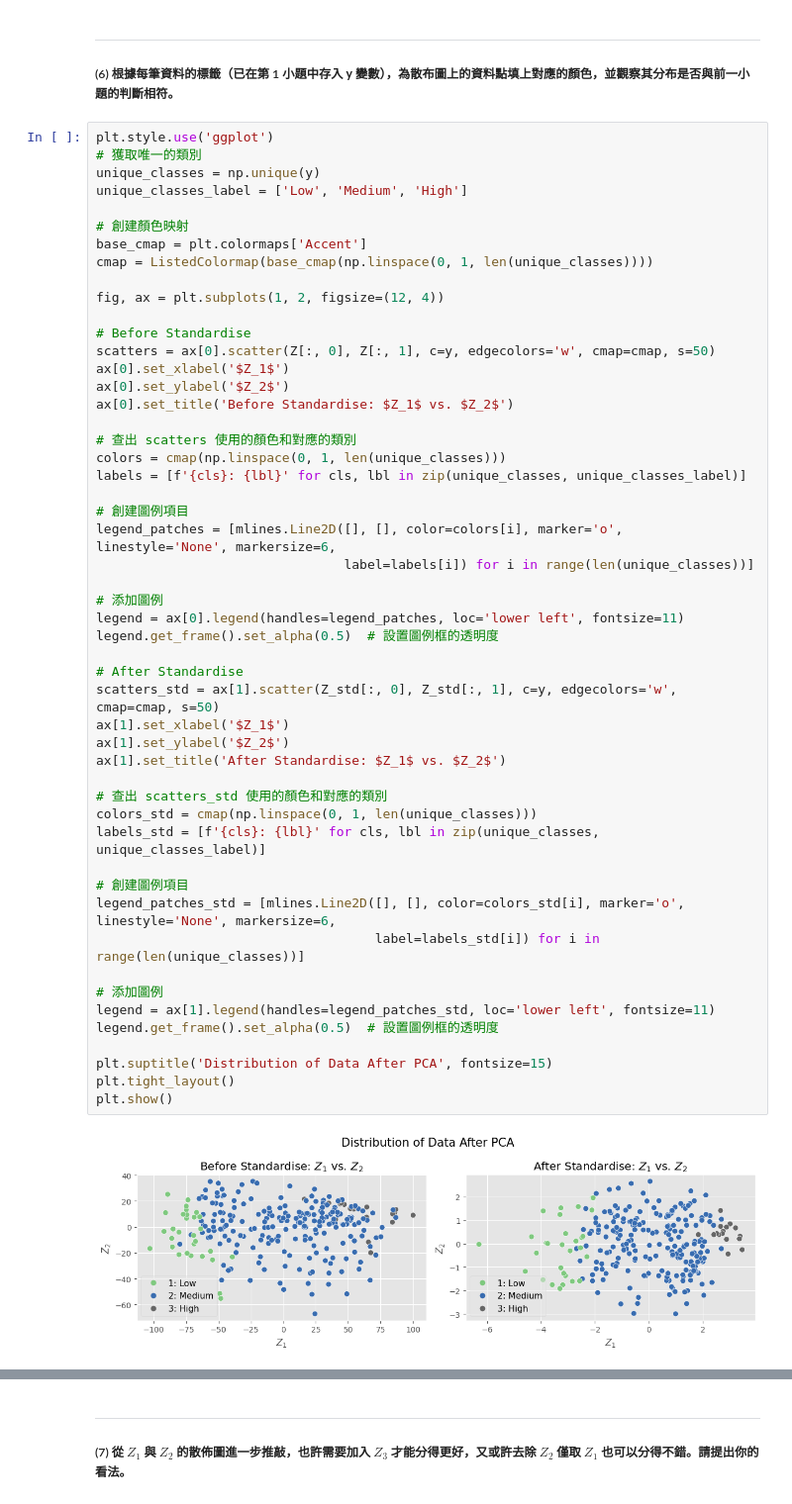
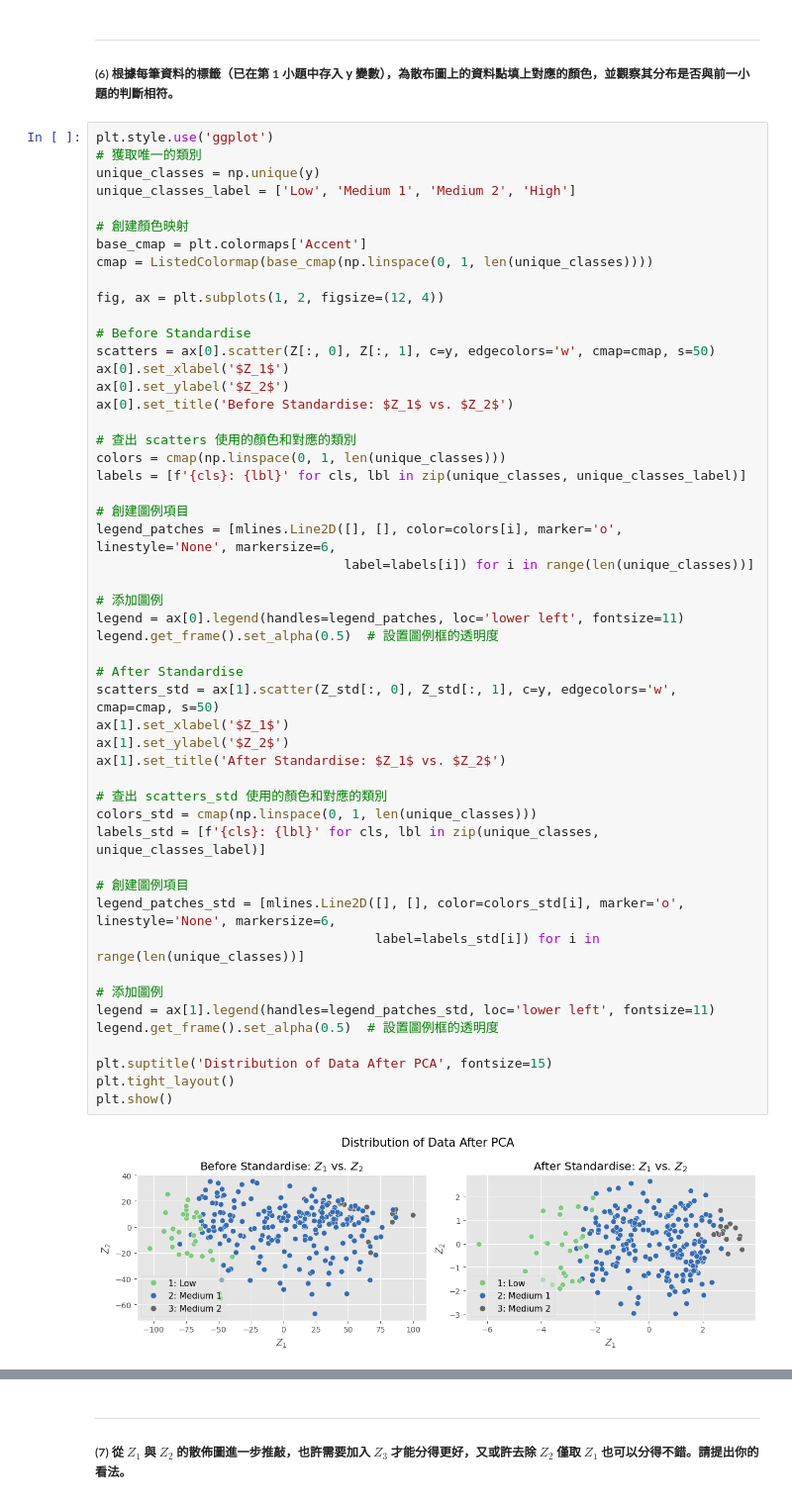
Before and after one commit to shengsia02/ShallowML, a Jupyter notebook: HW1/hw1.ipynb, the cells around one changed output, grey strips where cells are left out. Shown at 99% size. Cells and saved outputs as stored; diff of their text form.

```diff
--- a/HW1/hw1.ipynb
+++ b/HW1/hw1.ipynb
@@ -672,7 +672,7 @@ plt.show()
 plt.style.use('ggplot')
 # 獲取唯一的類別
 unique_classes = np.unique(y)
-unique_classes_label = ['Low', 'Medium', 'High']
+unique_classes_label = ['Low', 'Medium 1', 'Medium 2', 'High']
 
 # 創建顏色映射
 base_cmap = plt.colormaps['Accent']
@@ -693,34 +693,34 @@ labels = [f'{cls}: {lbl}' for cls, lbl in zip(unique_classes, unique_classes_lab
 # 創建圖例項目
 legend_patches = [mlines.Line2D([], [], color=colors[i], marker='o', linestyle='None', markersize=6,
                                 label=labels[i]) for i in range(len(unique_classes))]
 
 # 添加圖例
 legend = ax[0].legend(handles=legend_patches, loc='lower left', fontsize=11)
 legend.get_frame().set_alpha(0.5)  # 設置圖例框的透明度
 
 # After Standardise
 scatters_std = ax[1].scatter(Z_std[:, 0], Z_std[:, 1], c=y, edgecolors='w', cmap=cmap, s=50)
 ax[1].set_xlabel('$Z_1$')
 ax[1].set_ylabel('$Z_2$')
 ax[1].set_title('After Standardise: $Z_1$ vs. $Z_2$')
 
 # 查出 scatters_std 使用的顏色和對應的類別
 colors_std = cmap(np.linspace(0, 1, len(unique_classes)))
 labels_std = [f'{cls}: {lbl}' for cls, lbl in zip(unique_classes, unique_classes_label)]
 
 # 創建圖例項目
 legend_patches_std = [mlines.Line2D([], [], color=colors_std[i], marker='o', linestyle='None', markersize=6,
                                     label=labels_std[i]) for i in range(len(unique_classes))]
 
 # 添加圖例
 legend = ax[1].legend(handles=legend_patches_std, loc='lower left', fontsize=11)
 legend.get_frame().set_alpha(0.5)  # 設置圖例框的透明度
 
 plt.suptitle('Distribution of Data After PCA', fontsize=15)
 plt.tight_layout()
 plt.show()
 # %% [output]
-[figure, old version]
+[figure, new version]
 # %% [markdown]
 ##### **<font color=lightseagreen>注意事項與討論：</font>**
 
```
Also changed, not shown: parts of 6 cells of this notebook.
